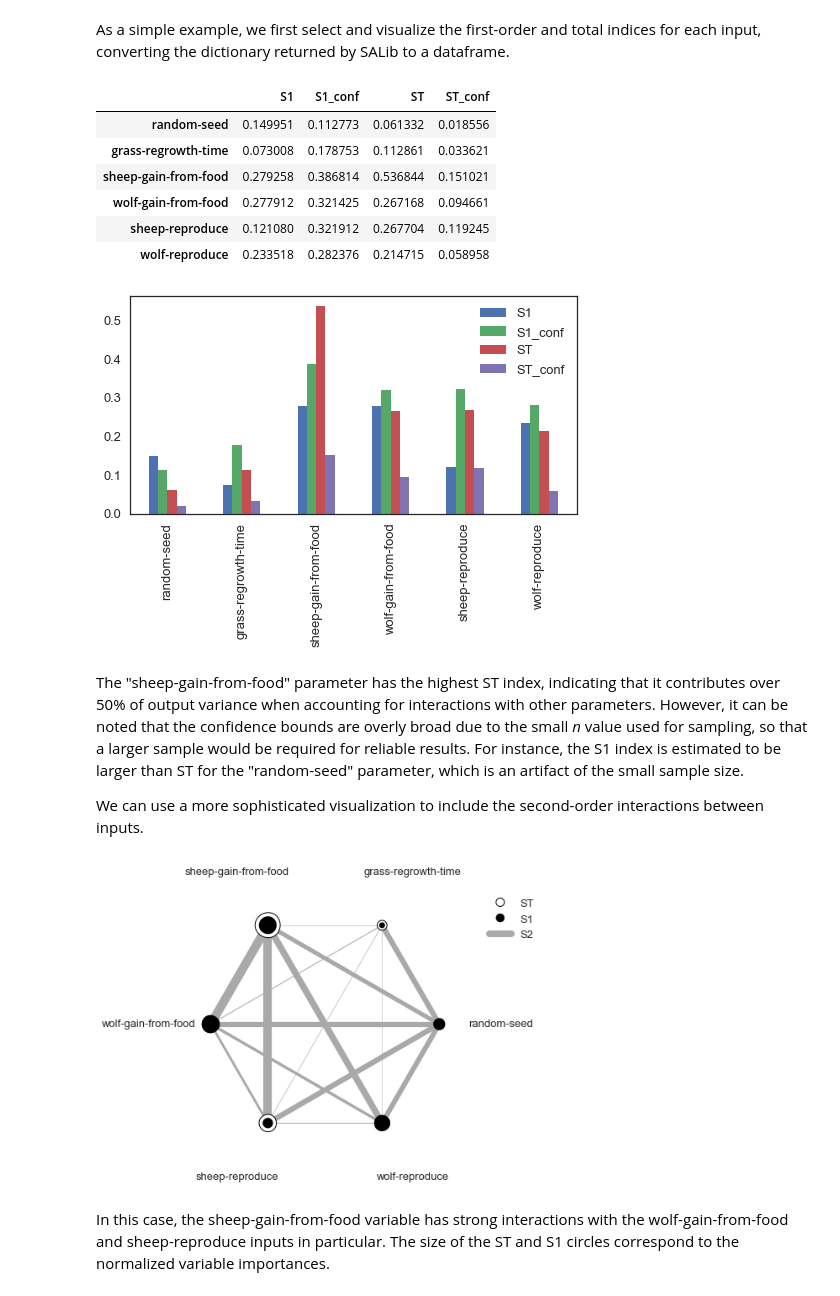
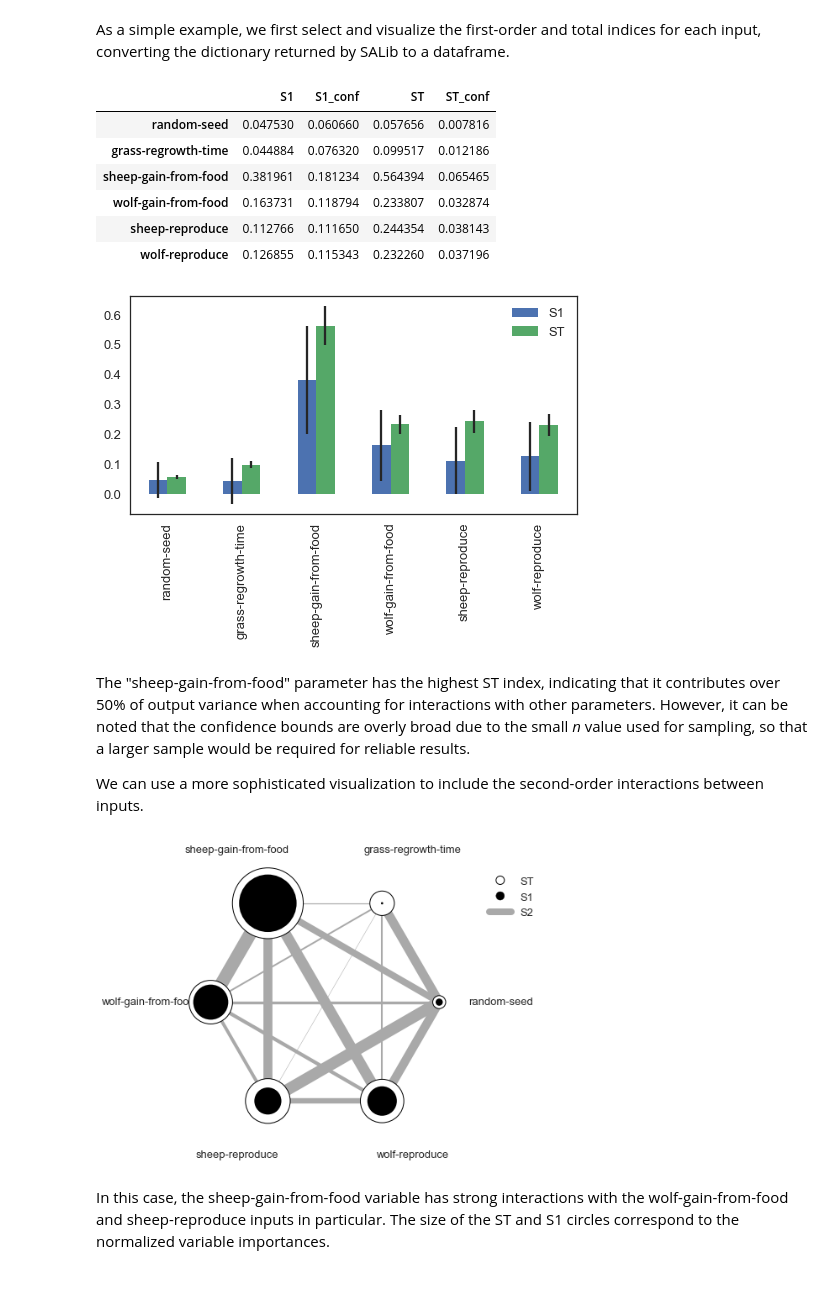
Before and after one commit to quaquel/pyNetLogo, a Jupyter notebook: Example/pyNetLogo demo - SALib parallel.ipynb, the cells around one changed output. Cells and saved outputs as stored; diff of their text form; code cells hidden in the pictures.

```diff
--- a/Example/pyNetLogo demo - SALib parallel.ipynb
+++ b/Example/pyNetLogo demo - SALib parallel.ipynb
@@ -47,4 +49,4 @@ The SALib sampler will automatically generate an appropriate number of samples f
 # %%
-n = 200
+n = 1000
 param_values = saltelli.sample(problem, n, calc_second_order=True)
 # %% [markdown]
@@ -101,11 +103,11 @@ import os
 os.chdir(cwd)
 
 import jpype
-import pyNetLogo
+import pyNetLogo.pyNetLogo
 import pandas as pd
 import numpy as np
 
-netlogo = pyNetLogo.NetLogoLink(gui=False)
+netlogo = pyNetLogo.pyNetLogo.NetLogoLink(gui=False)
 netlogo.load_model(r'Wolf Sheep Predation_v6.nlogo')
 # %% [markdown]
 ### Using map and load balancing
@@ -198,11 +225,13 @@ ncol=3
 
 fig, ax = plt.subplots(nrow, ncol, sharey=True)
 sns.set_context('talk')
+sns.set_style('white')
+
 y = results['Avg. sheep']
 
 for i, a in enumerate(ax.flatten()):
     x = param_values[:,i]
-    sns.regplot(x, y, ax=a, ci=None, color='k',scatter_kws={'alpha':0.2, 's':8, 'color':'gray'})
+    sns.regplot(x, y, ax=a, ci=None, color='k',scatter_kws={'alpha':0.2, 's':4, 'color':'gray'})
     pearson = scipy.stats.pearsonr(x, y)
     a.annotate("r: {:6.3f}".format(pearson[0]), xy=(0.15, 0.85), xycoords='axes fraction',fontsize=13)
     if divmod(i,ncol)[1]>0:
@@ -232,26 +261,31 @@ Si_df = pd.DataFrame(Si_filter, index=problem['names'])
 Si_df
 # %% [output]
 |  | S1 | S1_conf | ST | ST_conf |
-| random-seed | 0.149951 | 0.112773 | 0.061332 | 0.018556 |
-| grass-regrowth-time | 0.073008 | 0.178753 | 0.112861 | 0.033621 |
-| sheep-gain-from-food | 0.279258 | 0.386814 | 0.536844 | 0.151021 |
-| wolf-gain-from-food | 0.277912 | 0.321425 | 0.267168 | 0.094661 |
-| sheep-reproduce | 0.121080 | 0.321912 | 0.267704 | 0.119245 |
-| wolf-reproduce | 0.233518 | 0.282376 | 0.214715 | 0.058958 |
+| random-seed | 0.047530 | 0.060660 | 0.057656 | 0.007816 |
+| grass-regrowth-time | 0.044884 | 0.076320 | 0.099517 | 0.012186 |
+| sheep-gain-from-food | 0.381961 | 0.181234 | 0.564394 | 0.065465 |
+| wolf-gain-from-food | 0.163731 | 0.118794 | 0.233807 | 0.032874 |
+| sheep-reproduce | 0.112766 | 0.111650 | 0.244354 | 0.038143 |
+| wolf-reproduce | 0.126855 | 0.115343 | 0.232260 | 0.037196 |
 # %%
+%matplotlib inline
 sns.set_style('white')
 fig, ax = plt.subplots(1)
-Si_df.plot(kind='bar', ax=ax)
+
+indices = Si_df[['S1','ST']]
+err = Si_df[['S1_conf','ST_conf']]
+
+indices.plot.bar(yerr=err.values.T,ax=ax)
 fig.set_size_inches(8,4)
 
-#plt.savefig('JASSS figures/SA - Indices.pdf', bbox_inches='tight')
-#plt.savefig('JASSS figures/SA - Indices.png', dpi=300, bbox_inches='tight')
+#plt.savefig('JASSS figures/Figure 7 - Indices.pdf', bbox_inches='tight')
+#plt.savefig('JASSS figures/Figure 7 - Indices.png', dpi=300, bbox_inches='tight')
 
 plt.show()
 # %% [output]
-[figure, old version]
+[figure, new version]
 # %% [markdown]
-The "sheep-gain-from-food" parameter has the highest ST index, indicating that it contributes over 50% of output variance when accounting for interactions with other parameters. However, it can be noted that the confidence bounds are overly broad due to the small _n_ value used for sampling, so that a larger sample would be required for reliable results. For instance, the S1 index is estimated to be larger than ST for the "random-seed" parameter, which is an artifact of the small sample size.
+The "sheep-gain-from-food" parameter has the highest ST index, indicating that it contributes over 50% of output variance when accounting for interactions with other parameters. However, it can be noted that the confidence bounds are overly broad due to the small _n_ value used for sampling, so that a larger sample would be required for reliable results.
 
 We can use a more sophisticated visualization to include the second-order interactions between inputs.
 # %%
@@ -275,9 +309,12 @@ def plot_circles(ax, locs, names, max_s, stats, smax, smin, fc, ec, lw,
         else:
             ec='none'
 
-        circle = plt.Circle((loc, 1), radius=si, ec=ec, fc=fc,
+        x = np.cos(loc)
+        y = np.sin(loc)
+
+        circle = plt.Circle((x,y), radius=si, ec=ec, fc=fc, transform=ax.transData._b,
                             zorder=zorder, lw=lw, fill=True)
-        ax.add_patch(circle)
+        ax.add_artist(circle)
 
 
 def filter(sobol_indices, names, locs, criterion, threshold):
@@ -310,8 +347,8 @@ def plot_sobol_indices(sobol_indices, criterion='ST', threshold=0.01):
                 only visualize variables with criterion larger than cutoff
 
     '''
-    max_linewidth_s2 = 10
-    max_s_radius = 0.1
+    max_linewidth_s2 = 15
+    max_s_radius = 0.3
 
     # prepare data
     # use the absolute values of all the indices
@@ -340,7 +377,7 @@ def plot_sobol_indices(sobol_indices, criterion='ST', threshold=0.01):
 
     # setup figure
     fig = plt.figure()
-    ax = fig.add_subplot(111, projection='polar')
+    ax = fig.add_subplot(111, polar=True)
     ax.grid(False)
     ax.spines['polar'].set_visible(False)
     ax.set_xticks(ticklocs)
@@ -366,40 +403,36 @@ def plot_sobol_indices(sobol_indices, criterion='ST', threshold=0.01):
         lw = 0.5+max_linewidth_s2*normalize(weight, s2min, s2max)
         ax.plot([loc1, loc2], [1,1], c='darkgray', lw=lw, zorder=1)
 
     return fig
 
 
 from matplotlib.legend_handler import HandlerPatch
 class HandlerCircle(HandlerPatch):
     def create_artists(self, legend, orig_handle,
                        xdescent, ydescent, width, height, fontsize, trans):
         center = 0.5 * width - 0.5 * xdescent, 0.5 * height - 0.5 * ydescent
         p = plt.Circle(xy=center, radius=orig_handle.radius)
         self.update_prop(p, orig_handle, legend)
         p.set_transform(trans)
-
         return [p]
-
 
 def legend(ax):
     some_identifiers = [plt.Circle((0,0), radius=5, color='k', fill=False, lw=1),
                         plt.Circle((0,0), radius=5, color='k', fill=True),
                         plt.Line2D([0,0.5], [0,0.5], lw=8, color='darkgray')]
     ax.legend(some_identifiers, ['ST', 'S1', 'S2'],
               loc=(1,0.75), borderaxespad=0.1, mode='expand',
               handler_map={plt.Circle: HandlerCircle()})
 
 
 sns.set_style('whitegrid')
 fig = plot_sobol_indices(Si, criterion='ST', threshold=0.005)
 fig.set_size_inches(7,7)
-
-#plt.savefig('JASSS figures/SA - Interactions.pdf', bbox_inches='tight')
-#plt.savefig('JASSS figures/SA - Interactions.png', dpi=300, bbox_inches='tight')
-
+#plt.savefig('JASSS figures/Figure 8 - Interactions.pdf', bbox_inches='tight')
+#plt.savefig('JASSS figures/Figure 8 - Interactions.png', dpi=300, bbox_inches='tight')
 plt.show()
 # %% [output]
-[figure, old version]
+[figure, new version]
 # %% [markdown]
 In this case, the sheep-gain-from-food variable has strong interactions with the wolf-gain-from-food and sheep-reproduce inputs in particular. The size of the ST and S1 circles correspond to the normalized variable importances.
 # %% [markdown]
```
Also changed, not shown: parts of 14 cells of this notebook, 23 other files.
